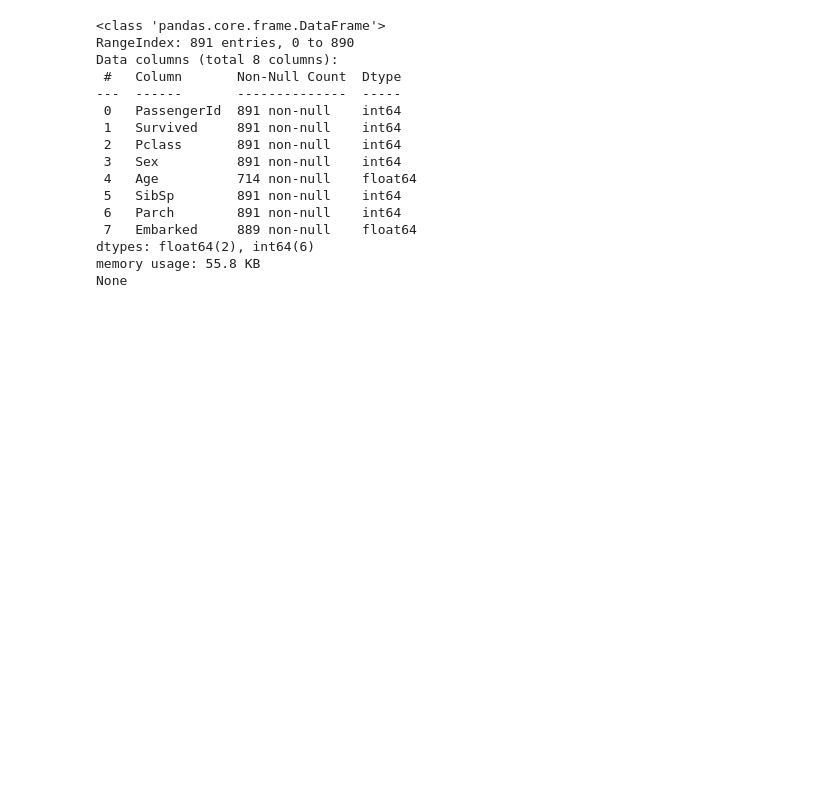
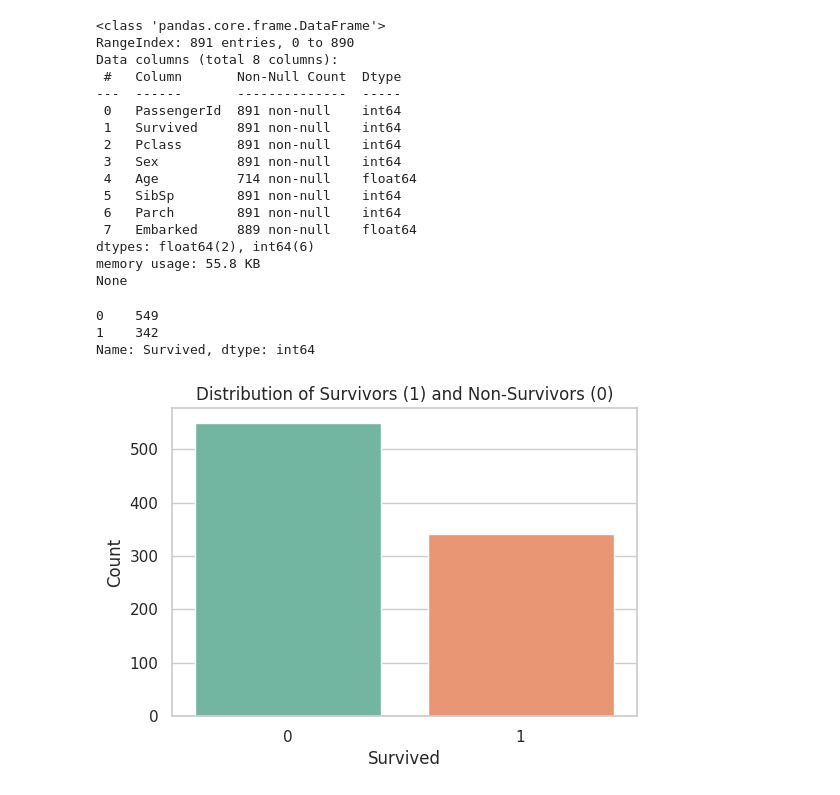
Before and after one commit to gcbirat12/Titanic_Survivor_Prediction, a Jupyter notebook: Titanic_Survivor_Prediction.ipynb, the cells around one changed output. Cells and saved outputs as stored; diff of their text form; code cells hidden in the pictures; blank space fills up the shorter version.

```diff
--- a/Titanic_Survivor_Prediction.ipynb
+++ b/Titanic_Survivor_Prediction.ipynb
@@ -92,3 +106,24 @@ Data columns (total 8 columns):
 dtypes: float64(2), int64(6)
 memory usage: 55.8 KB
 None
+# %%
+print(survival_counts)
+# %% [output]
+0    549
+1    342
+Name: Survived, dtype: int64
+# %%
+import matplotlib.pyplot as plt
+import seaborn as sns
+# Visualize the distribution of survivors and non-survivors
+
+survival_counts = train_data['Survived'].value_counts()
+sns.set(style="whitegrid")
+plt.figure(figsize=(6, 4))
+sns.barplot(x=survival_counts.index, y=survival_counts.values, palette="Set2")
+plt.title("Distribution of Survivors (1) and Non-Survivors (0)")
+plt.xlabel("Survived")
+plt.ylabel("Count")
+plt.show()
+# %% [output]
+[figure, added]
```
Also changed, not shown: parts of 8 cells of this notebook.
